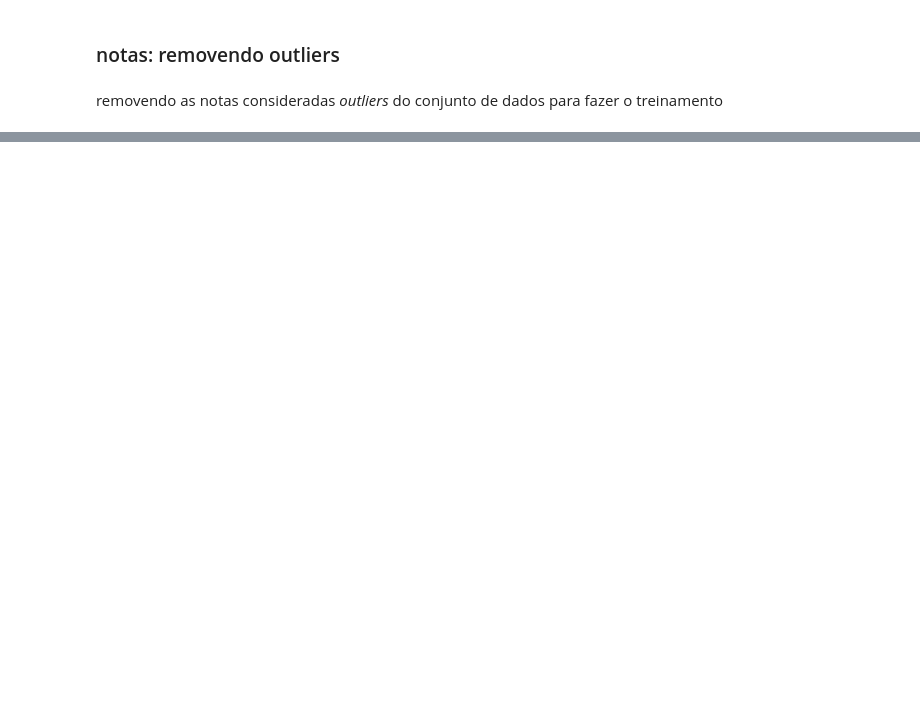
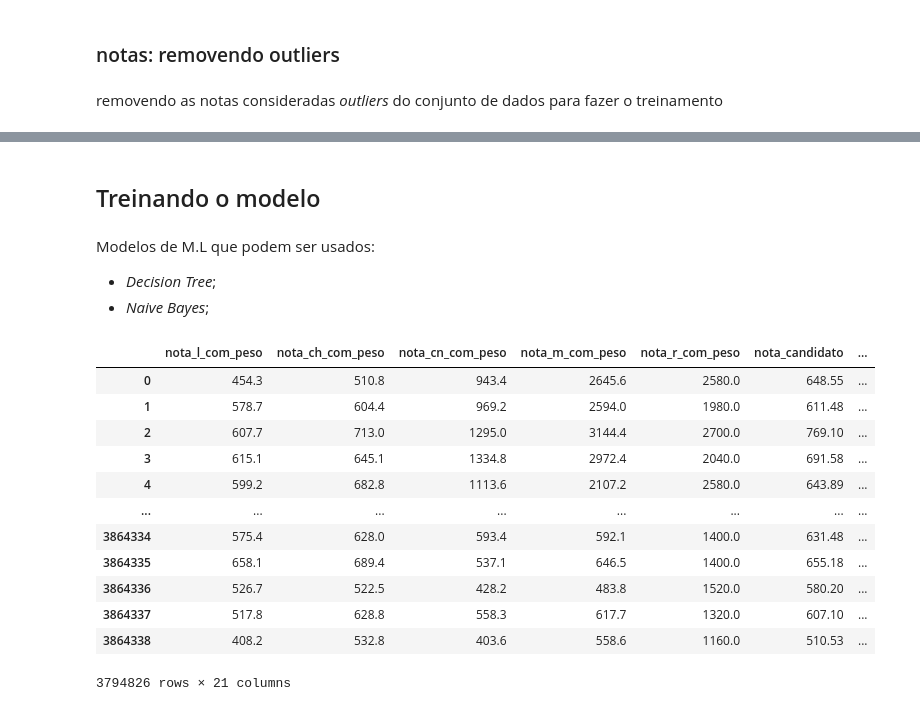
Before and after one commit to ChRxT09/projeto_integrador_3, a Jupyter notebook: notebooks/ml_model.ipynb, the cells around one changed output, grey strips where cells are left out. Drawn from its saved outputs; the diff is of its cells as text; code cells hidden in the pictures; blank space fills up the shorter version.

```diff
--- a/notebooks/ml_model.ipynb
+++ b/notebooks/ml_model.ipynb
@@ -80,0 +81,3 @@ atributos_numerados = ['nota_l_com_peso','nota_ch_com_peso', 'nota_cn_com_peso',
+# %%
+df['tp_cota'] = df['tp_cota'].str.strip()
+df['tp_cota'].unique()
@@ -144,26 +140,26 @@ ml_params = [
     'nota_m_com_peso',          #ok
     'nota_r_com_peso',          #ok
     'nota_candidato',           #ok
-    'nota_corte',               # pegar a média do curso por universidade?
+    # 'nota_corte',               # pegar a média do curso por universidade?
 
 #    'qt_vagas_concorrencia',    # ajudaria muito, mas tem muitos registros NaN. sem chances de usar
+    # tipo_mod_concorrencia com oneHotEncoder
+    'tipo_mod_concorrencia_A', # ok
+    'tipo_mod_concorrencia_B', # ok
+    'tipo_mod_concorrencia_L', # ok
+    'tipo_mod_concorrencia_V', # ok
+    'tp_cota_D',               # ok
+    'tp_cota_DD',              # ok
+    'tp_cota_I',               # ok
+    'tp_cota_PP',              # ok
+    'tp_cota_PPD',             # ok
+    'tp_cota_PPID',            # ok
+    'tp_cota_None',            # ok
+    'uf_ies_le',                  # ok
+    'uf_candidato_le',            # ok
+    'nome_curso_ce',
+    'nome_ies_ce',
+    'aprovado_le',
+    ]
 
-    # tipo_mod_concorrencia com oneHotEncoder
-    'tipo_mod_concorrencia_A',
-    'tipo_mod_concorrencia_B',
-    'tipo_mod_concorrencia_L',
-    'tipo_mod_concorrencia_V',
-
-    'uf_campus',
-    'uf_candidato',
-    #    'tp_cota',
-    # tp_cota com oneHotEncoder
-    'tp_cota_D',
-    'tp_cota_DD',
-    'tp_cota_I',
-    'tp_cota_PP',
-    'tp_cota_PPD',
-    'tp_cota_None'
-]
-
-output_desejado = 'aprovado'
+output_desejado = 'aprovado_le'
@@ -195,0 +166,6 @@ ufs_ordenados
+# %% [markdown]
+## Treinando o modelo
+# %% [markdown]
+Modelos de M.L que podem ser usados:
+  - *Decision Tree*;
+  - *Naive Bayes*;
@@ -195,0 +180,16 @@ ufs_ordenados
+# %%
+df_filtrado[ml_params].drop('aprovado_le', axis=1)
+# %% [output]
+|  | nota_l_com_peso | nota_ch_com_peso | nota_cn_com_peso | nota_m_com_peso | nota_r_com_peso | nota_candidato | ... |
+| 0 | 454.3 | 510.8 | 943.4 | 2645.6 | 2580.0 | 648.55 | ... |
+| 1 | 578.7 | 604.4 | 969.2 | 2594.0 | 1980.0 | 611.48 | ... |
+| 2 | 607.7 | 713.0 | 1295.0 | 3144.4 | 2700.0 | 769.10 | ... |
+| 3 | 615.1 | 645.1 | 1334.8 | 2972.4 | 2040.0 | 691.58 | ... |
+| 4 | 599.2 | 682.8 | 1113.6 | 2107.2 | 2580.0 | 643.89 | ... |
+| ... | ... | ... | ... | ... | ... | ... | ... |
+| 3864334 | 575.4 | 628.0 | 593.4 | 592.1 | 1400.0 | 631.48 | ... |
+| 3864335 | 658.1 | 689.4 | 537.1 | 646.5 | 1400.0 | 655.18 | ... |
+| 3864336 | 526.7 | 522.5 | 428.2 | 483.8 | 1520.0 | 580.20 | ... |
+| 3864337 | 517.8 | 628.8 | 558.3 | 617.7 | 1320.0 | 607.10 | ... |
+| 3864338 | 408.2 | 532.8 | 403.6 | 558.6 | 1160.0 | 510.53 | ... |
+3794826 rows × 21 columns
```
Also changed, not shown: parts of 32 cells of this notebook.
